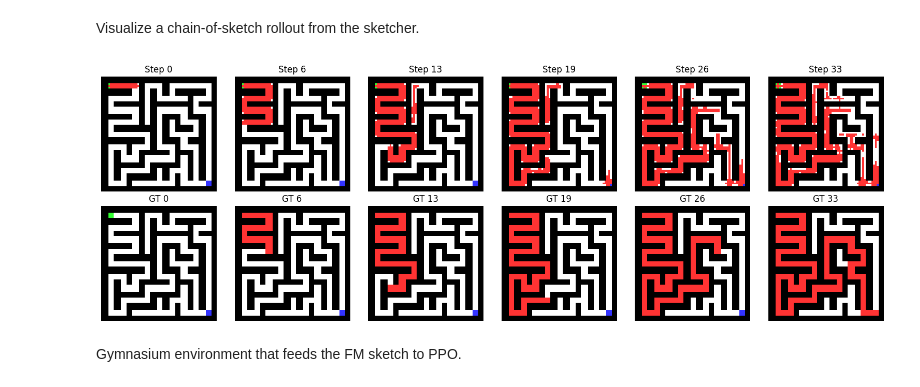
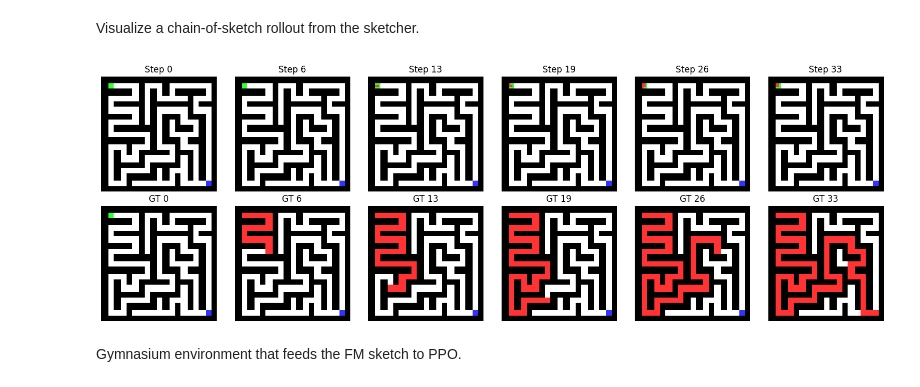
Before and after one commit to mashathepotato/visual-reasoning, a Jupyter notebook: notebooks/pipeline_maze.ipynb, the cells around one changed output. Cells and saved outputs as stored; diff of their text form; code cells hidden in the pictures.

```diff
--- a/notebooks/pipeline_maze.ipynb
+++ b/notebooks/pipeline_maze.ipynb
@@ -641,7 +658,7 @@ frames = rollout_sketch(sketcher, cond_t, steps=trace_steps, device=DEVICE)
 SHOW_GT = True
 SHOW_DELTA = False  # if True, show only new pixels at each step
 SMOOTH = 3
-THRESH = 0.5
+THRESH = 0.7
 
 # show a few evenly spaced frames
 idxs = np.linspace(0, len(frames) - 1, num=min(6, len(frames)), dtype=int)
@@ -657,34 +674,34 @@ for col, i in enumerate(idxs):
     if SHOW_DELTA and prev is not None:
         trace = (trace - prev).clamp(0.0, 1.0)
     prev = frames[i][0, 0]
 
     clean = clean_trace(trace, walls_t, smooth=SMOOTH, thresh=THRESH).numpy()
     img = compose_rgb(cond_img.numpy(), trace=clean)
     axes[0, col].imshow(img)
     axes[0, col].set_title(f"Step {i}")
     axes[0, col].axis("off")
 
     if SHOW_GT:
         if TRACE_MODE == "human_like":
             gt_nodes = gt_frames[i]
             gt = nodes_to_trace(grid.shape, gt_nodes)
             gt_t = resize_nn(torch.tensor(gt).float(), IMG_SIZE)[0].numpy()
         elif TRACE_MODE == "segment_path":
             gt_nodes = gt_frames[i]
             gt = nodes_to_trace(grid.shape, gt_nodes)
             gt_t = resize_nn(torch.tensor(gt).float(), IMG_SIZE)[0].numpy()
         else:
             gt = path_to_trace(grid.shape, path, i)
             gt_t = resize_nn(torch.tensor(gt).float(), IMG_SIZE)[0].numpy()
         gt_img = compose_rgb(cond_img.numpy(), trace=gt_t)
         axes[1, col].imshow(gt_img)
         axes[1, col].set_title(f"GT {i}")
         axes[1, col].axis("off")
 
 plt.tight_layout()
 plt.show()
 # %% [output]
-[figure, old version]
+[figure, new version]
 # %% [markdown]
 Gymnasium environment that feeds the FM sketch to PPO.
 # %%
```
Also changed, not shown: parts of 1 cell of this notebook.
